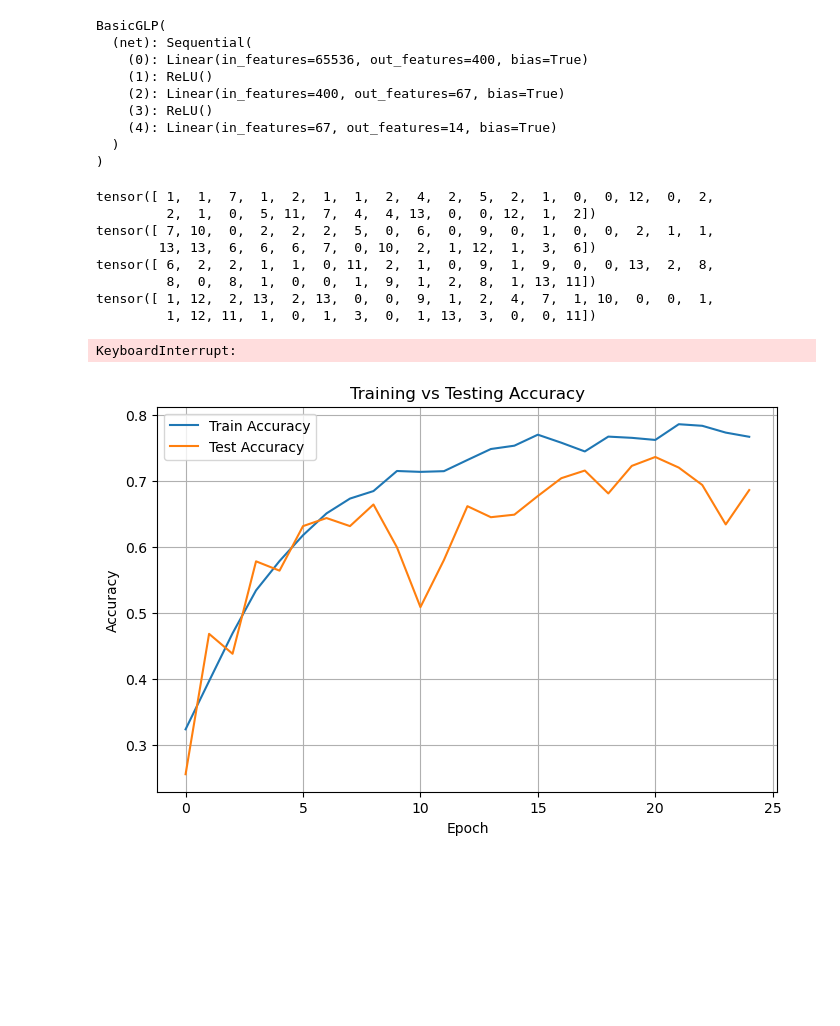
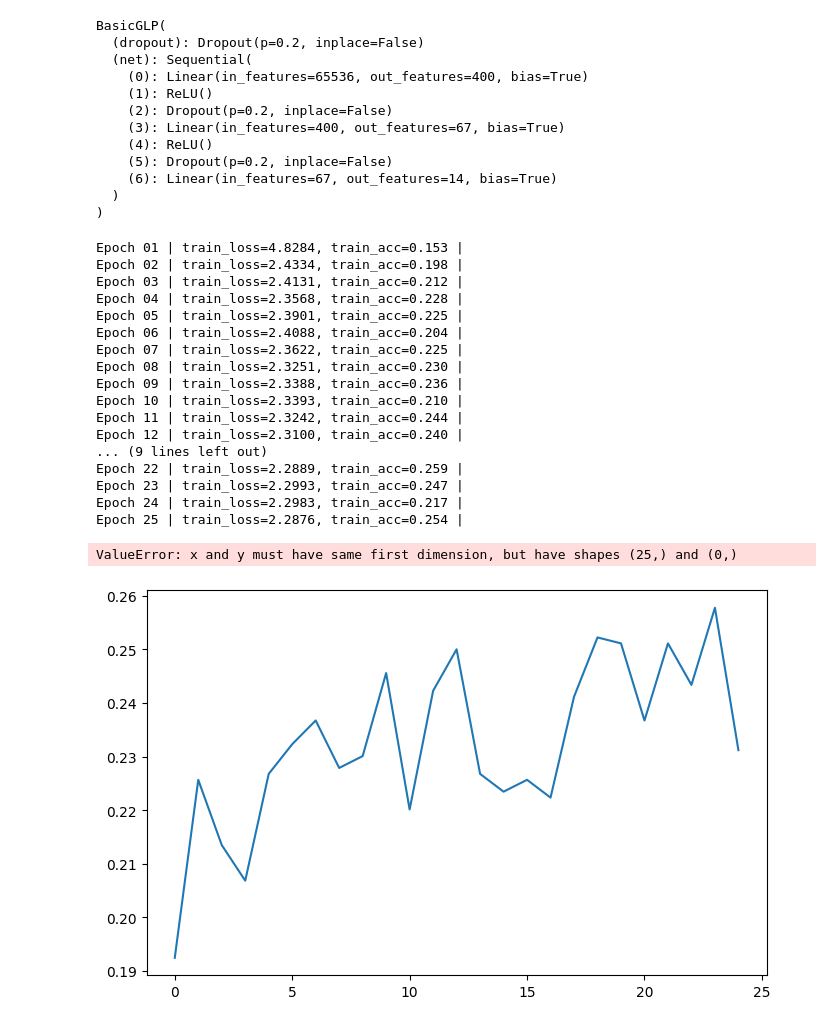
Before and after one commit to StevenTan123/CV_gesture_detection, a Jupyter notebook: ImageSegmentationNNBasic.ipynb, the cells around one changed output. Drawn from its saved outputs; the diff is of its cells as text; code cells hidden in the pictures; blank space fills up the shorter version.

```diff
--- a/ImageSegmentationNNBasic.ipynb
+++ b/ImageSegmentationNNBasic.ipynb
@@ -14,6 +14,11 @@ import torch.nn as nn
 from torch.utils.data import TensorDataset, Dataset, DataLoader, random_split
 import torchvision.transforms as T
 import torch.nn.functional as F
+# %%
+# from google.colab import drive
+# drive.mount('/content/drive')
+# base_dir = '/content/drive/My Drive/Colab Notebooks/'
+base_dir = ''
 # %%
 # 1. Original IPN Hand dataset (videos)
 ipn_path = kagglehub.dataset_download("soumicksarker/ipn-hand-dataset")
@@ -167,7 +170,7 @@ class IPNRawFramesDataset(Dataset):
 
 # Extract all segmentation masks
 
-save_path = os.path.join("models", "hand_seg_model.pth")
+save_path = os.path.join(base_dir, "models", "hand_seg_model.pth")
 device = "cuda" if torch.cuda.is_available() else "cpu"
 
 if not os.path.exists(save_path):
@@ -282,13 +275,17 @@ num_classes = 14 # there are 14 gesture types
 class BasicGLP(nn.Module):
     def __init__(self, input_dim, num_classes):
         super().__init__()
+        self.dropout = nn.Dropout(0.2)
         self.net = nn.Sequential(
             nn.Linear(input_dim, 400),
             nn.ReLU(),
+            nn.Dropout(0.2),
             nn.Linear(400, 67),
             nn.ReLU(),
+            nn.Dropout(0.2),
             nn.Linear(67, num_classes),
         )
+
 
     def forward(self, x):
         x = x.view(x.size(0), -1)
@@ -298,12 +295,15 @@ model = BasicGLP(input_dim, num_classes).to(device)
 print(model)
 # %% [output]
 BasicGLP(
+  (dropout): Dropout(p=0.2, inplace=False)
   (net): Sequential(
     (0): Linear(in_features=65536, out_features=400, bias=True)
     (1): ReLU()
-    (2): Linear(in_features=400, out_features=67, bias=True)
-    (3): ReLU()
-    (4): Linear(in_features=67, out_features=14, bias=True)
+    (2): Dropout(p=0.2, inplace=False)
+    (3): Linear(in_features=400, out_features=67, bias=True)
+    (4): ReLU()
+    (5): Dropout(p=0.2, inplace=False)
+    (6): Linear(in_features=67, out_features=14, bias=True)
   )
 )
 # %%
@@ -357,6 +357,9 @@ def run_epoch_seg_gest(loader, model, seg_model, criterion, optimizer=None):
 
 num_epochs = 25
 
+model.train()
+
+
 train_accs = []
 test_accs = []
 for epoch in range(1, num_epochs + 1):
@@ -371,25 +374,34 @@ for epoch in range(1, num_epochs + 1):
         # f"test_loss={test_loss:.4f}, test_acc={test_acc:.3f}"
     )
 # %% [output]
-tensor([ 1,  1,  7,  1,  2,  1,  1,  2,  4,  2,  5,  2,  1,  0,  0, 12,  0,  2,
-         2,  1,  0,  5, 11,  7,  4,  4, 13,  0,  0, 12,  1,  2])
-tensor([ 7, 10,  0,  2,  2,  2,  5,  0,  6,  0,  9,  0,  1,  0,  0,  2,  1,  1,
-        13, 13,  6,  6,  6,  7,  0, 10,  2,  1, 12,  1,  3,  6])
-tensor([ 6,  2,  2,  1,  1,  0, 11,  2,  1,  0,  9,  1,  9,  0,  0, 13,  2,  8,
-         8,  0,  8,  1,  0,  0,  1,  9,  1,  2,  8,  1, 13, 11])
-tensor([ 1, 12,  2, 13,  2, 13,  0,  0,  9,  1,  2,  4,  7,  1, 10,  0,  0,  1,
-         1, 12, 11,  1,  0,  1,  3,  0,  1, 13,  3,  0,  0, 11])
+Epoch 01 | train_loss=4.8284, train_acc=0.153 |
+Epoch 02 | train_loss=2.4334, train_acc=0.198 |
+Epoch 03 | train_loss=2.4131, train_acc=0.212 |
+Epoch 04 | train_loss=2.3568, train_acc=0.228 |
+Epoch 05 | train_loss=2.3901, train_acc=0.225 |
+Epoch 06 | train_loss=2.4088, train_acc=0.204 |
+Epoch 07 | train_loss=2.3622, train_acc=0.225 |
+Epoch 08 | train_loss=2.3251, train_acc=0.230 |
+Epoch 09 | train_loss=2.3388, train_acc=0.236 |
+Epoch 10 | train_loss=2.3393, train_acc=0.210 |
+Epoch 11 | train_loss=2.3242, train_acc=0.244 |
+Epoch 12 | train_loss=2.3100, train_acc=0.240 |
+... (9 lines left out)
+Epoch 22 | train_loss=2.2889, train_acc=0.259 |
+Epoch 23 | train_loss=2.2993, train_acc=0.247 |
+Epoch 24 | train_loss=2.2983, train_acc=0.217 |
+Epoch 25 | train_loss=2.2876, train_acc=0.254 |
-KeyboardInterrupt:
 # %%
 epochs = np.arange(num_epochs)
 plt.figure(figsize=(8, 5))
 plt.plot(epochs, train_accs, label='Train Accuracy')
-plt.plot(epochs, test_accs, label='Test Accuracy')
+# plt.plot(epochs, test_accs, label='Test Accuracy')
 plt.xlabel('Epoch')
 plt.ylabel('Accuracy')
-plt.title('Training vs Testing Accuracy')
+plt.title('Training Accuracy')
 plt.legend()
 plt.grid(True)
 plt.show()
 # %% [output]
+ValueError: x and y must have same first dimension, but have shapes (25,) and (0,)
-[figure, old version]
+[figure, new version]
```
Also changed, not shown: parts of 3 cells of this notebook.
